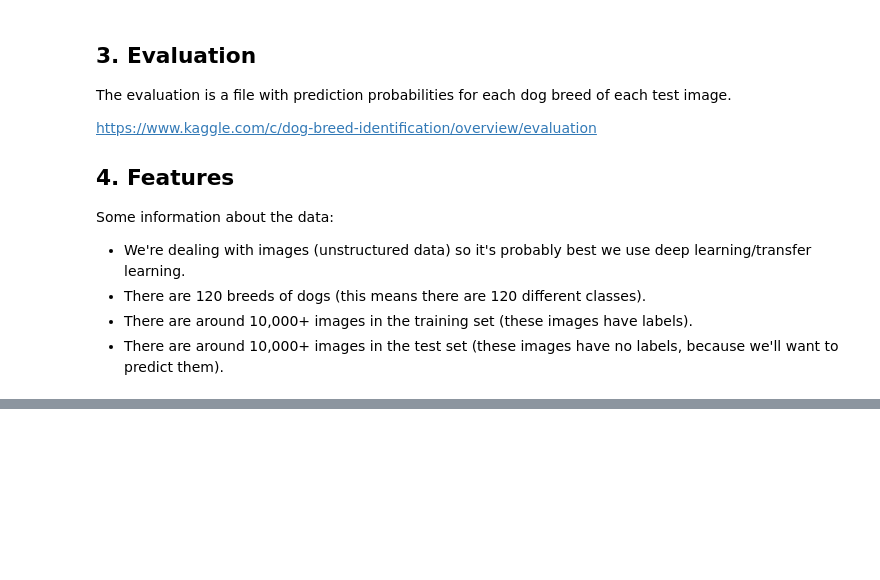
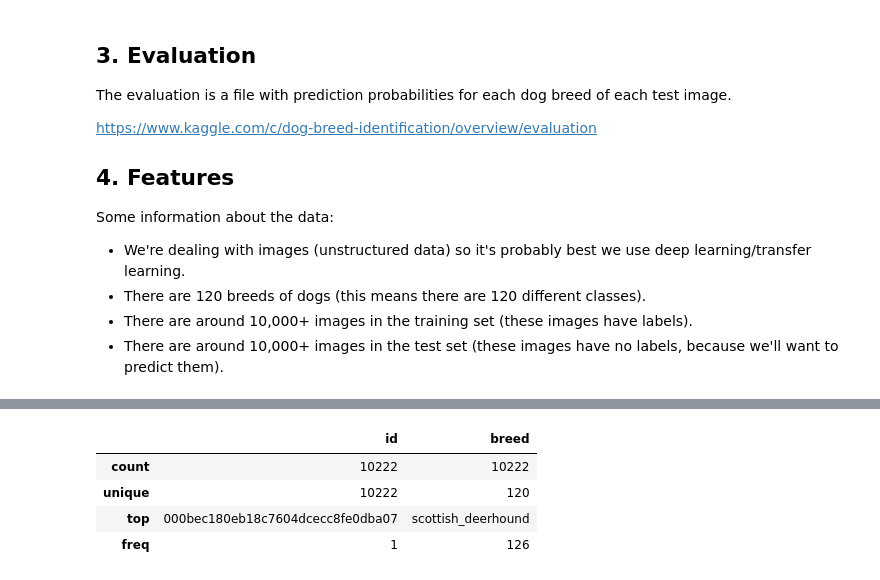
Before and after one commit to KyrylR/-Neural-Networks-DL-TL-TF, a Jupyter notebook: dog_vision.ipynb, the cells around one changed output, grey strips where cells are left out. Saved outputs shown, nothing was run; the diff lists cells and outputs as text; code cells hidden in the pictures; blank space fills up the shorter version.

```diff
--- a/dog_vision.ipynb
+++ b/dog_vision.ipynb
@@ -35,0 +65,10 @@ import numpy as np
+# %%
+# Checkout the labels of our data
+labels_csv = pd.read_csv("/content/drive/MyDrive/Colab Notebooks/Dog Vision/labels.csv")
+labels_csv.describe()
+# %% [output]
+|  | id | breed |
+| count | 10222 | 10222 |
+| unique | 10222 | 120 |
+| top | 000bec180eb18c7604dcecc8fe0dba07 | scottish_deerhound |
+| freq | 1 | 126 |
```
Also changed, not shown: parts of 8 cells of this notebook.
